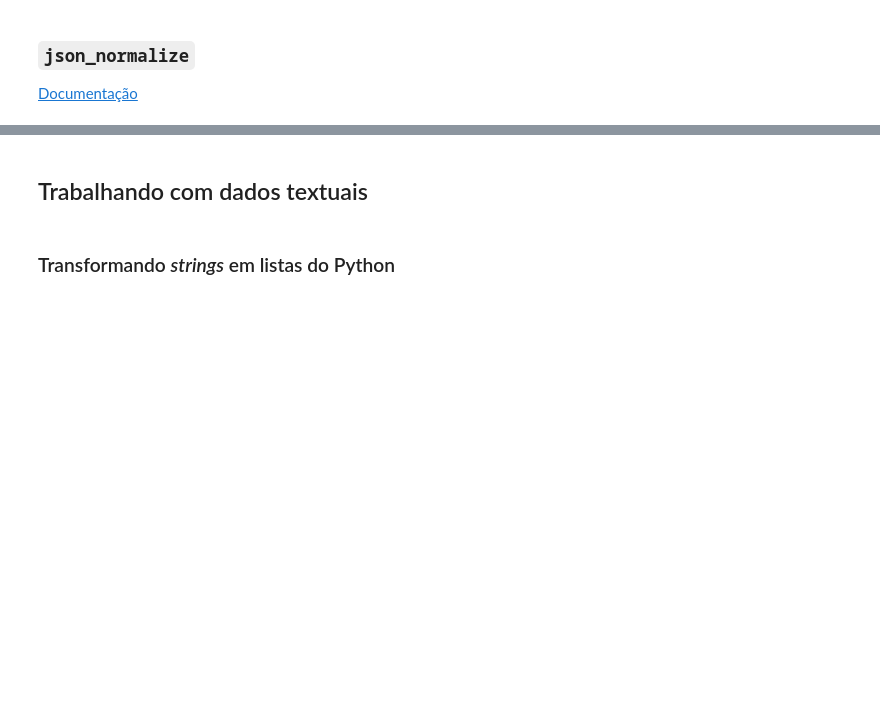
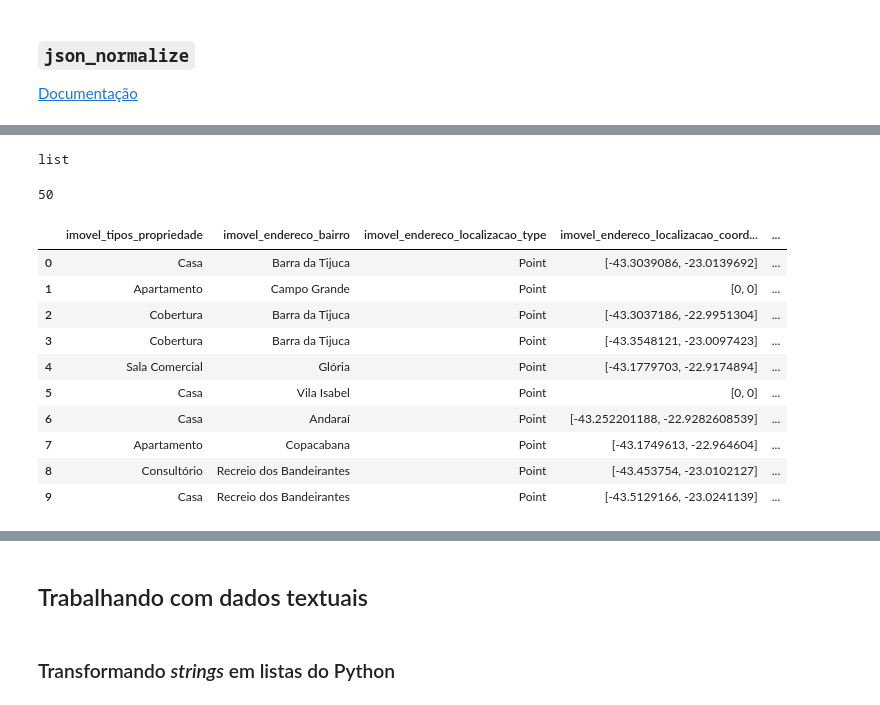
Before and after one commit to emersonleaojr/Pandas_avancado, a Jupyter notebook: Projeto.ipynb, the cells around one changed output, grey strips where cells are left out. Drawn from its saved outputs; the diff is of its cells as text; code cells hidden in the pictures; blank space fills up the shorter version.

```diff
--- a/Projeto.ipynb
+++ b/Projeto.ipynb
@@ -188,3 +193,6 @@ bairros
 ### `json_normalize`
 
 [Documentação](https://pandas.pydata.org/pandas-docs/stable/reference/api/pandas.json_normalize.html)
+# %%
+dados_normal = pd.json_normalize(dados.normal)
+dados_normal
@@ -190,0 +222,23 @@ bairros
+# %%
+type(dados_normal['listings'].iloc[0])
+# %% [output]
+list
+# %%
+len(dados_normal['listings'].iloc[0])
+# %% [output]
+50
+# %%
+dados_normal_listings = pd.json_normalize(data = dados_normal['listings'].iloc[0], sep = '_')
+dados_normal_listings.head(10)
+# %% [output]
+|  | imovel_tipos_propriedade | imovel_endereco_bairro | imovel_endereco_localizacao_type | imovel_endereco_localizacao_coord... | ... |
+| 0 | Casa | Barra da Tijuca | Point | [-43.3039086, -23.0139692] | ... |
+| 1 | Apartamento | Campo Grande | Point | [0, 0] | ... |
+| 2 | Cobertura | Barra da Tijuca | Point | [-43.3037186, -22.9951304] | ... |
+| 3 | Cobertura | Barra da Tijuca | Point | [-43.3548121, -23.0097423] | ... |
+| 4 | Sala Comercial | Glória | Point | [-43.1779703, -22.9174894] | ... |
+| 5 | Casa | Vila Isabel | Point | [0, 0] | ... |
+| 6 | Casa | Andaraí | Point | [-43.252201188, -22.9282608539] | ... |
+| 7 | Apartamento | Copacabana | Point | [-43.1749613, -22.964604] | ... |
+| 8 | Consultório | Recreio dos Bandeirantes | Point | [-43.453754, -23.0102127] | ... |
+| 9 | Casa | Recreio dos Bandeirantes | Point | [-43.5129166, -23.0241139] | ... |
```
Also changed, not shown: parts of 7 cells of this notebook.
